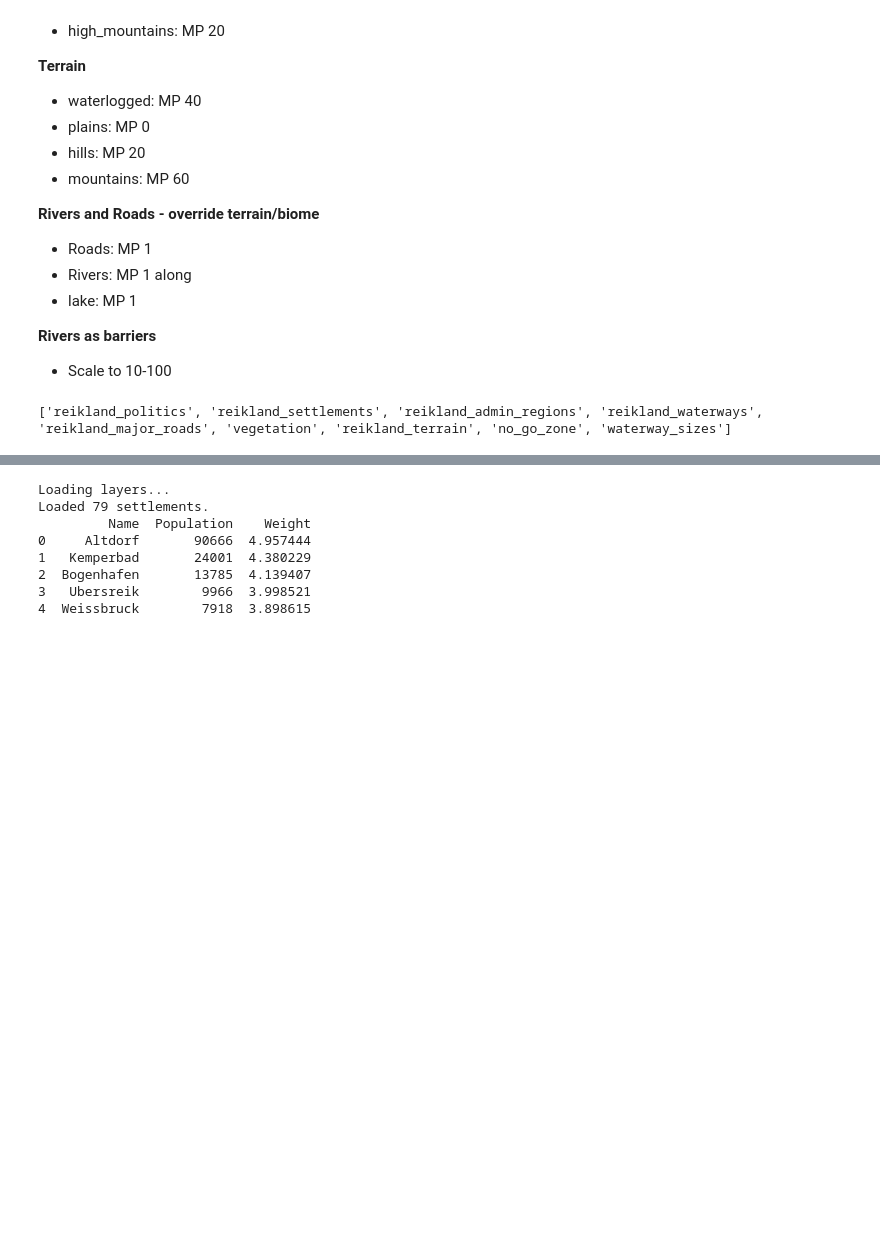
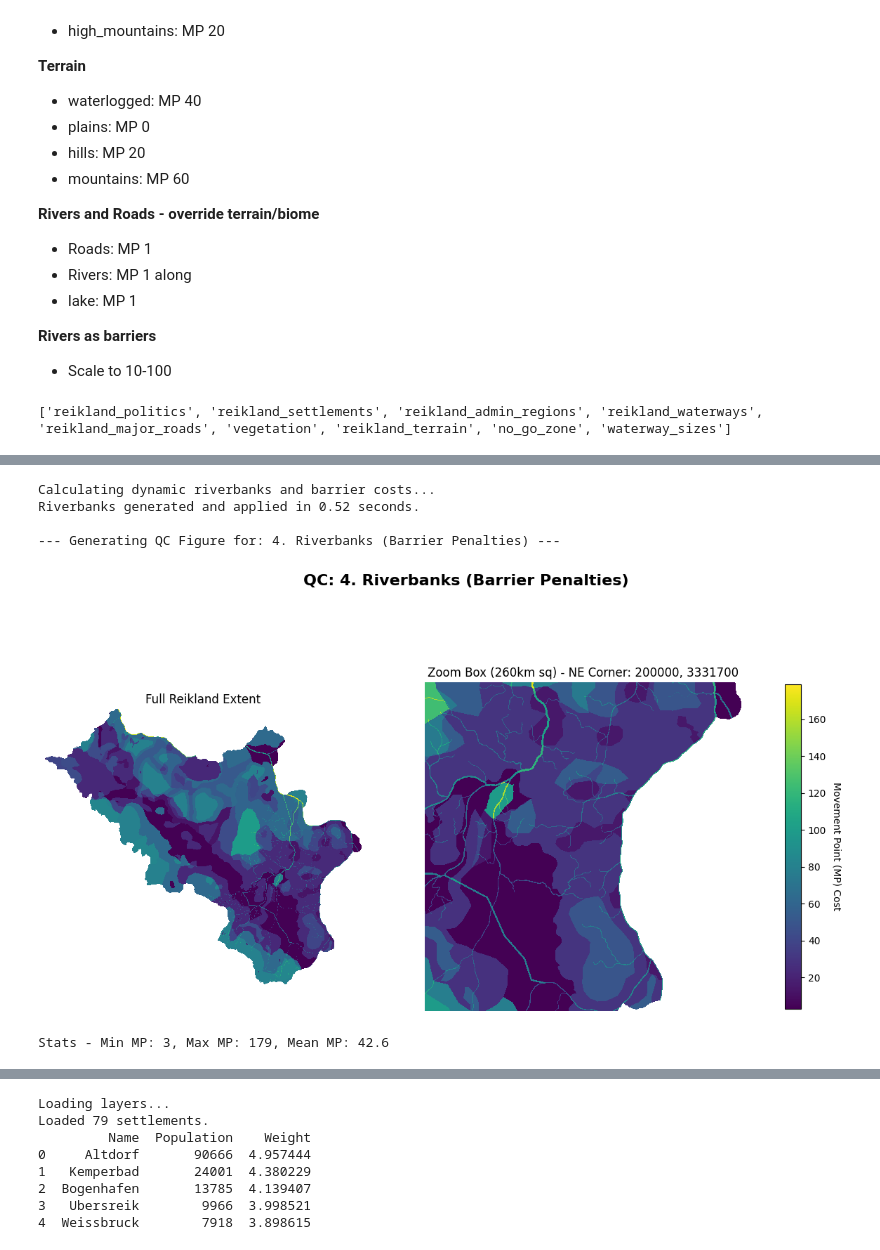
Before and after one commit to pete-jacobsson/enemy_rebuilt, a Jupyter notebook: reikland_basics.ipynb, the cells around one changed output, grey strips where cells are left out. Saved outputs shown, nothing was run; the diff lists cells and outputs as text; code cells hidden in the pictures; blank space fills up the shorter version.

```diff
--- a/reikland_basics.ipynb
+++ b/reikland_basics.ipynb
@@ -1377,0 +1693,61 @@ print(layers)
+# %%
+import numpy as np
+from rasterio.features import rasterize
+import time
+
+print("Calculating dynamic riverbanks and barrier costs...")
+t0 = time.time()
+
+# 1. Configuration & Scaling Math
+# Find the absolute maximum size in the dataset to use as our anchor
+max_scaled_size = gdf_waterways['scaled_size'].max()
+max_radius_m = MAX_RIVER_WIDTH_M / 2.0  # 1000m
+
+# Sort the GeoDataFrame so largest rivers are drawn last (overwriting smaller junctions)
+gdf_waterways_sorted = gdf_waterways.sort_values(by='scaled_size', ascending=True).copy()
+
+shapes_to_burn = []
+
+for _, row in gdf_waterways_sorted.iterrows():
+    if row.geometry is None:
+        continue
+
+    size_ratio = row['scaled_size'] / max_scaled_size
+
+    # Calculate radius: proportional width + 1 pixel for the actual "bank"
+    radius_m = (size_ratio * max_radius_m) + PIXEL_SIZE_M
+
+    # Calculate barrier cost: Scale from 10 to 100
+    barrier_cost = int(10 + (90 * size_ratio))
+
+    # Buffer the line string in meters to create the polygon
+    bank_polygon = row.geometry.buffer(radius_m)
+
+    shapes_to_burn.append((bank_polygon, barrier_cost))
+
+# 2. Prepare the temporary zero-array
+riverbank_array = np.full((height, width), 0, dtype=DATA_TYPE)
+
+# 3. Paint the riverbank polygons
+rasterize(
+    shapes=shapes_to_burn,
+    out=riverbank_array,
+    transform=transform,
+    dtype=DATA_TYPE
+)
+
+# 4. Add the banks to the master cost array
+# We reuse the high-performance Numba function we defined in Cell 5!
+add_terrain_costs(cost_array, riverbank_array, NODATA_VALUE)
+
+print(f"Riverbanks generated and applied in {time.time() - t0:.2f} seconds.")
+
+# 5. Run the QC Check
+run_qc_check(cost_array, transform, step_name="4. Riverbanks (Barrier Penalties)")
+# %% [output]
+Calculating dynamic riverbanks and barrier costs...
+Riverbanks generated and applied in 0.52 seconds.
+
+--- Generating QC Figure for: 4. Riverbanks (Barrier Penalties) ---
+[figure, added]
+Stats - Min MP: 3, Max MP: 179, Mean MP: 42.6
```
Also changed, not shown: parts of 27 cells of this notebook.
